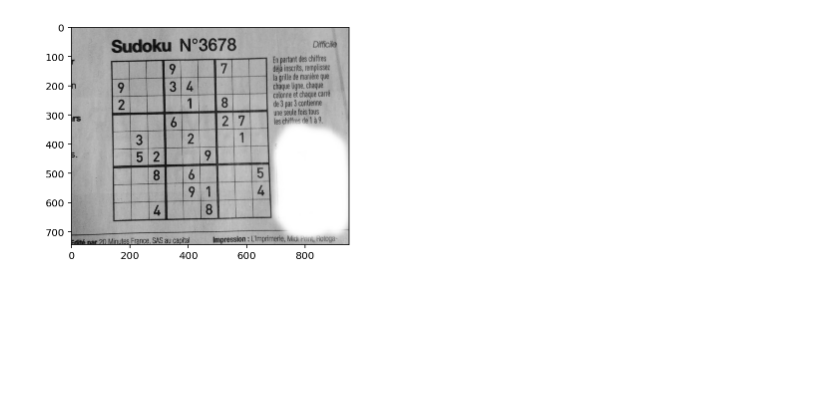
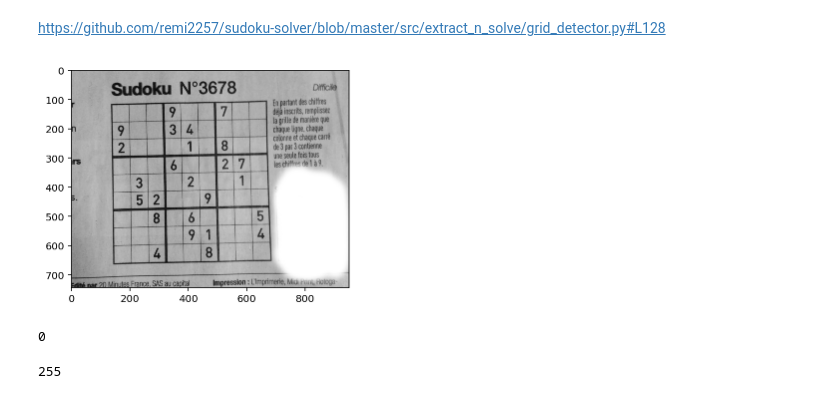
Before and after one commit to yencarnacion/pytorch-sudoku-solver, a Jupyter notebook: get_grids.ipynb, the cells around one changed output. Saved outputs shown, nothing was run; the diff lists cells and outputs as text; code cells hidden in the pictures; blank space fills up the shorter version.

Commit message:
get grids wip

```diff
--- a/get_grids.ipynb
+++ b/get_grids.ipynb
@@ -7,29 +7,5 @@ import torch
 import torchvision
 
 from torchvision import datasets, transforms
-# %%
-# get grayscale image
-
-data_dir = 'images_test'
-transform = transforms.Compose([transforms.Grayscale(1),
-transforms.ToTensor()])
-dataset = datasets.ImageFolder(data_dir, transform=transform)
-dataloader = torch.utils.data.DataLoader(dataset, batch_size=32, shuffle=True)
-#images, labels = next(iter(dataloader))
-#helper.imshow(images[0], normalize=False)
-#plt.imshow(images[0])
-
-dataiter = iter(dataloader)
-images = dataiter.next()
-
-def imshow(img):
-    #img = img / 2 + 0.5
-    npimg = img.numpy()
-    plt.imshow(np.transpose(npimg, (1, 2, 0)))
-    plt.show()
-
-# show images
-# print(images[0])
-imshow(torchvision.utils.make_grid(images[0]))
-# %% [output]
-[figure, removed]
+# %% [markdown]
+https://github.com/remi2257/sudoku-solver/blob/master/src/extract_n_solve/grid_detector.py#L128
@@ -35,0 +14,15 @@ imshow(torchvision.utils.make_grid(images[0]))
+# %%
+image = PIL.Image.open('images_test/sudoku.jpg').convert('L')
+npimg = np.asarray(image)
+plt.imshow(npimg, cmap='gray', vmin=0, vmax=255)
+plt.show()
+# %% [output]
+[figure, added]
+# %%
+npimg.min()
+# %% [output]
+0
+# %%
+npimg.max()
+# %% [output]
+255
```
Also changed, not shown: parts of 22 cells of this notebook, 1 other file.
